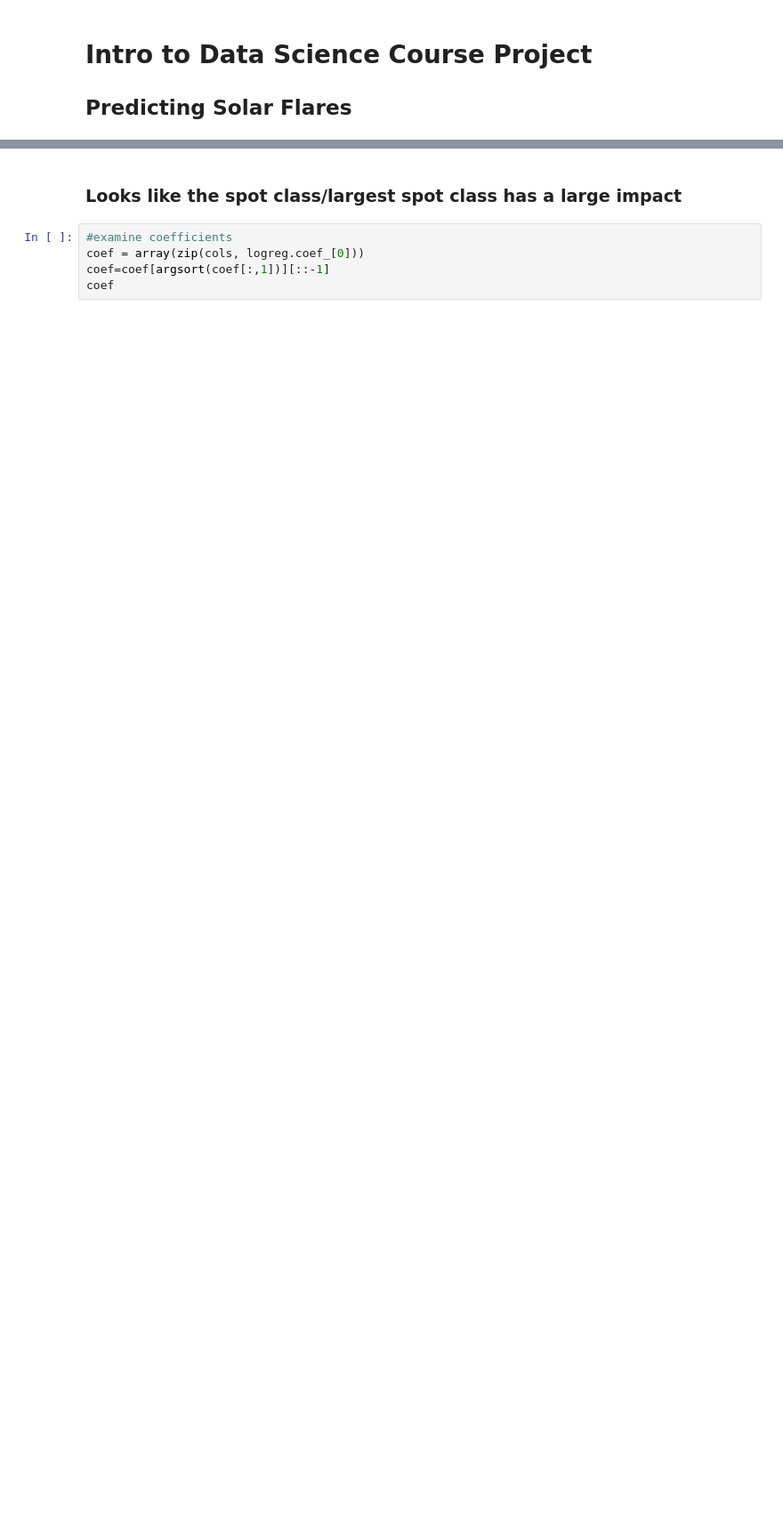
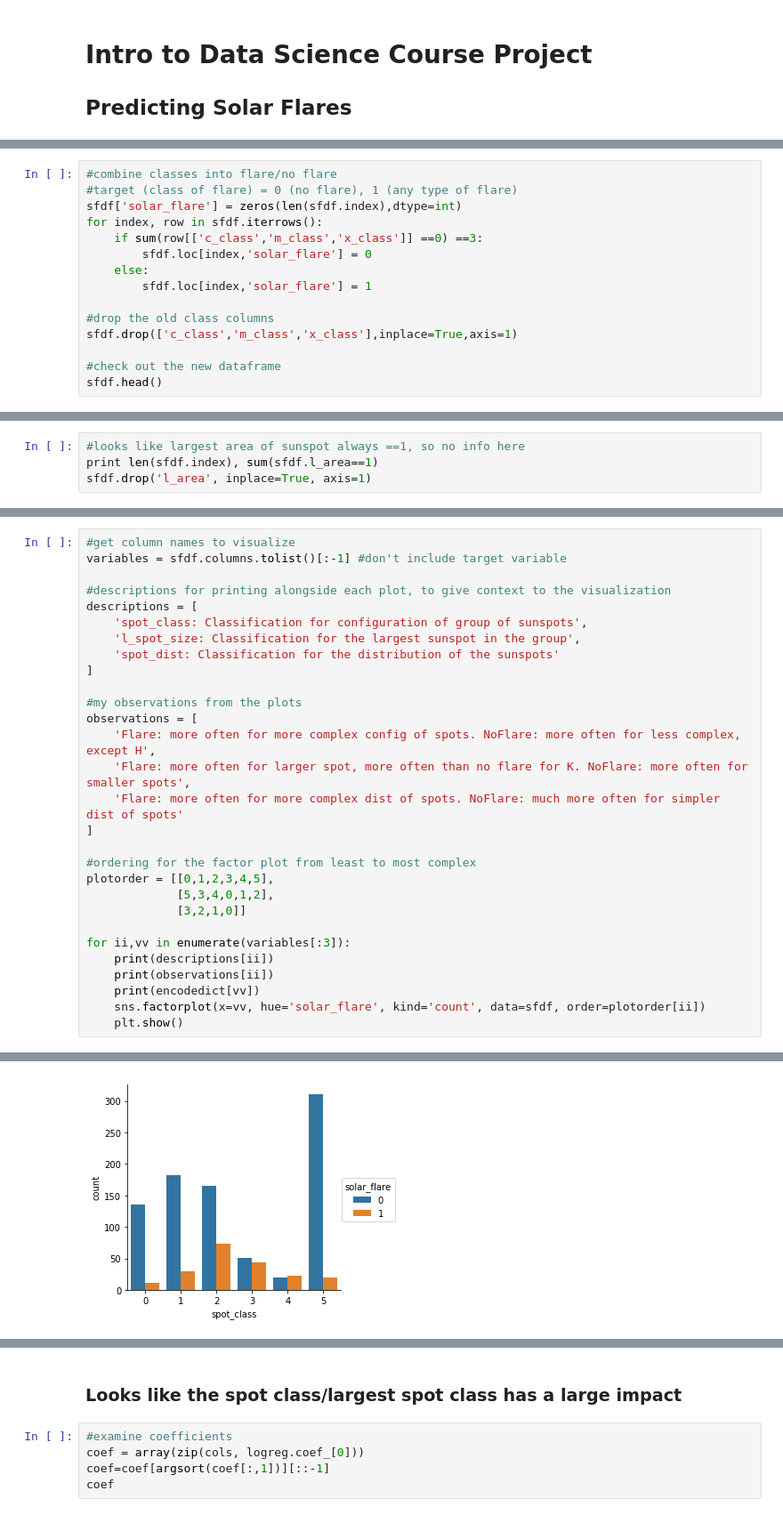
Before and after one commit to bittyfuz/MetisIDSProject, a Jupyter notebook: IDSproject.ipynb, the cells around one changed output, grey strips where cells are left out. Shown at 89% size. Drawn from its saved outputs; the diff is of its cells as text; blank space fills up the shorter version.

```diff
--- a/IDSproject.ipynb
+++ b/IDSproject.ipynb
@@ -232,0 +76,15 @@ Std of cv-accuracy: 0.0139778136074
+# %%
+#combine classes into flare/no flare
+#target (class of flare) = 0 (no flare), 1 (any type of flare)
+sfdf['solar_flare'] = zeros(len(sfdf.index),dtype=int)
+for index, row in sfdf.iterrows():
+    if sum(row[['c_class','m_class','x_class']] ==0) ==3:
+        sfdf.loc[index,'solar_flare'] = 0
+    else:
+        sfdf.loc[index,'solar_flare'] = 1
+
+#drop the old class columns
+sfdf.drop(['c_class','m_class','x_class'],inplace=True,axis=1)
+
+#check out the new dataframe
+sfdf.head()
@@ -232,0 +113,4 @@ Std of cv-accuracy: 0.0139778136074
+# %%
+#looks like largest area of sunspot always ==1, so no info here
+print len(sfdf.index), sum(sfdf.l_area==1)
+sfdf.drop('l_area', inplace=True, axis=1)
@@ -232,0 +121,30 @@ Std of cv-accuracy: 0.0139778136074
+# %%
+#get column names to visualize
+variables = sfdf.columns.tolist()[:-1] #don't include target variable
+
+#descriptions for printing alongside each plot, to give context to the visualization
+descriptions = [
+    'spot_class: Classification for configuration of group of sunspots',
+    'l_spot_size: Classification for the largest sunspot in the group',
+    'spot_dist: Classification for the distribution of the sunspots'
+]
+
+#my observations from the plots
+observations = [
+    'Flare: more often for more complex config of spots. NoFlare: more often for less complex, except H',
+    'Flare: more often for larger spot, more often than no flare for K. NoFlare: more often for smaller spots',
+    'Flare: more often for more complex dist of spots. NoFlare: much more often for simpler dist of spots'
+]
+
+#ordering for the factor plot from least to most complex
+plotorder = [[0,1,2,3,4,5],
+             [5,3,4,0,1,2],
+             [3,2,1,0]]
+
+for ii,vv in enumerate(variables[:3]):
+    print(descriptions[ii])
+    print(observations[ii])
+    print(encodedict[vv])
+    sns.factorplot(x=vv, hue='solar_flare', kind='count', data=sfdf, order=plotorder[ii])
+    plt.show()
+# %% [output]
@@ -232,0 +154 @@ Std of cv-accuracy: 0.0139778136074
+[figure, added]
```
Also changed, not shown: parts of 55 cells of this notebook.
